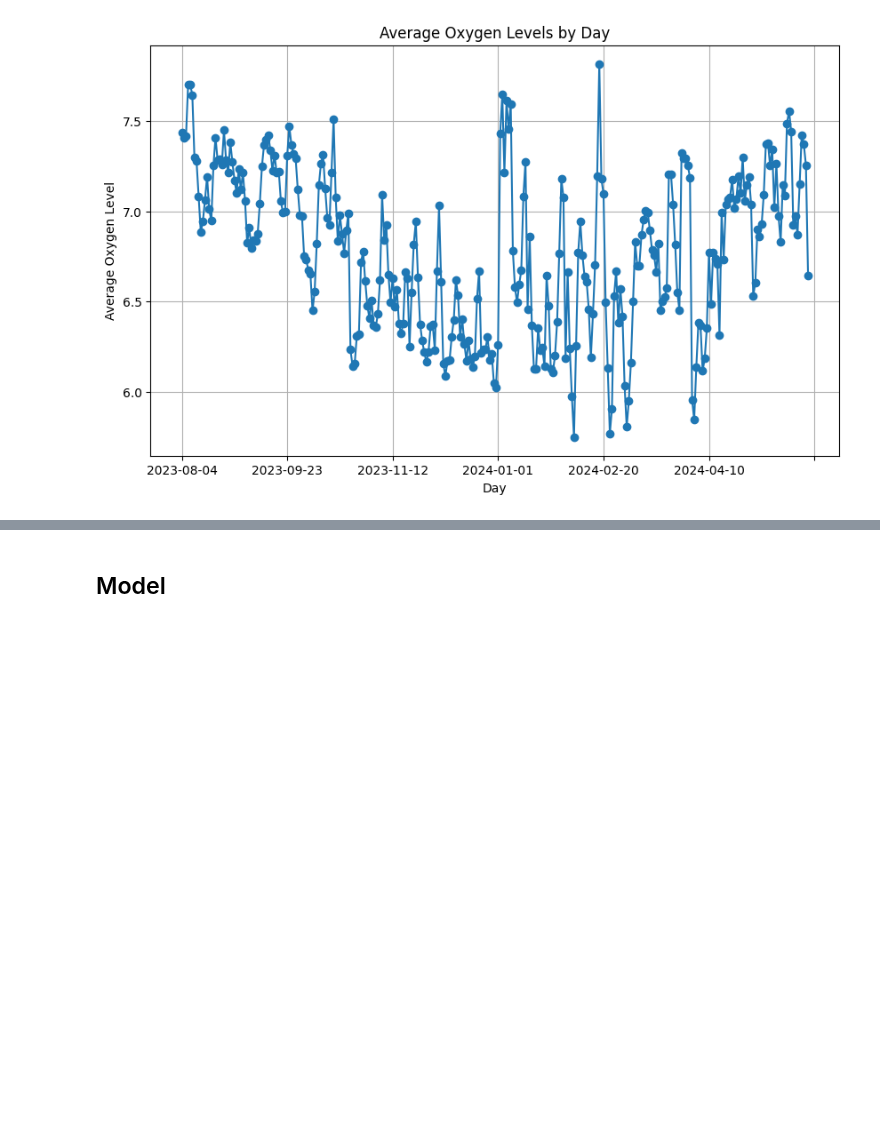
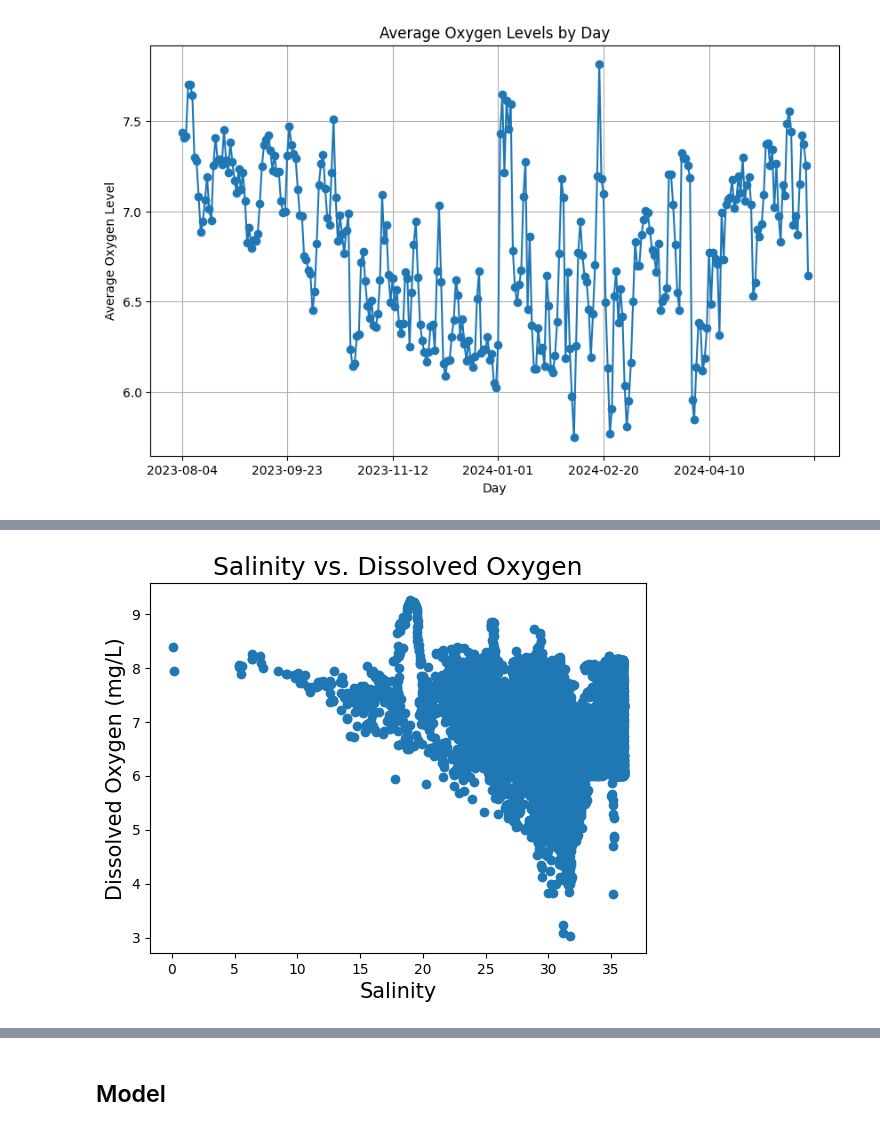
Before and after one commit to Deppi15/INFO381, a Jupyter notebook: notebooks/notebook.ipynb, the cells around one changed output, grey strips where cells are left out. Drawn from its saved outputs; the diff is of its cells as text; code cells hidden in the pictures; blank space fills up the shorter version.

```diff
--- a/notebooks/notebook.ipynb
+++ b/notebooks/notebook.ipynb
@@ -133,0 +146,8 @@ plt.show()
+# %%
+plt.scatter(df['Salinity'], df['Dissolved Oxygen'])
+plt.xlabel ('Salinity', size =15)
+plt.ylabel('Dissolved Oxygen (mg/L)', size=15)
+plt.title ('Salinity vs. Dissolved Oxygen', size=18)
+plt.show()
+# %% [output]
+[figure, added]
```
Also changed, not shown: parts of 8 cells of this notebook.
